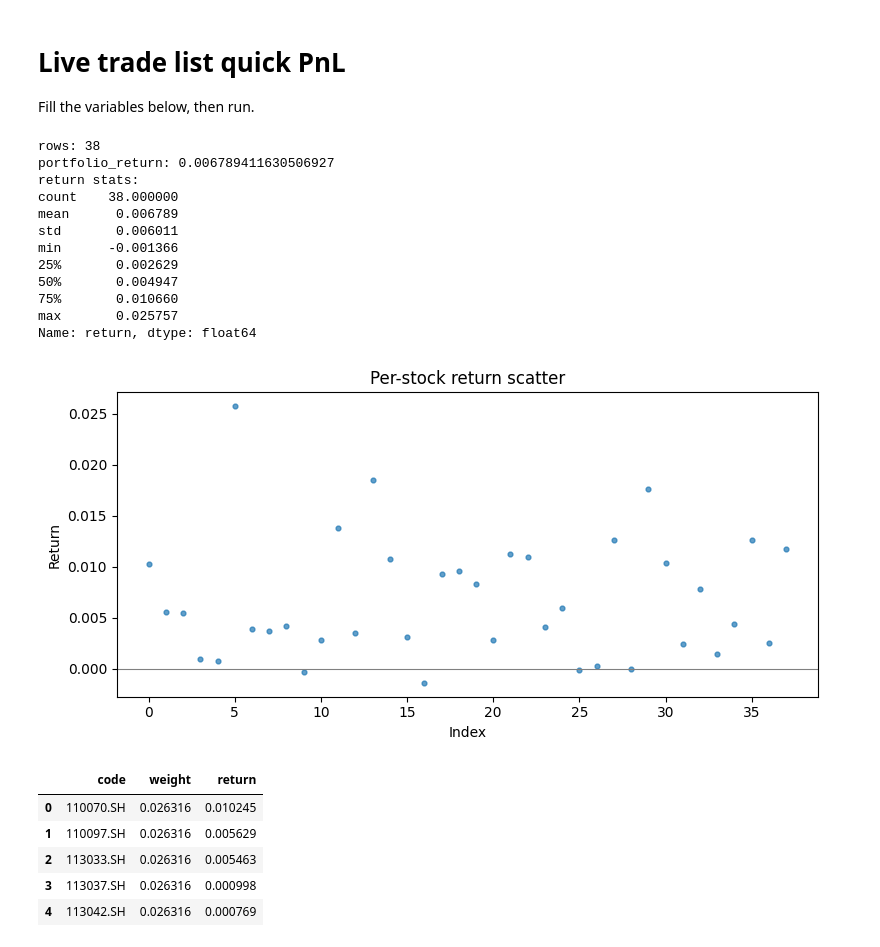
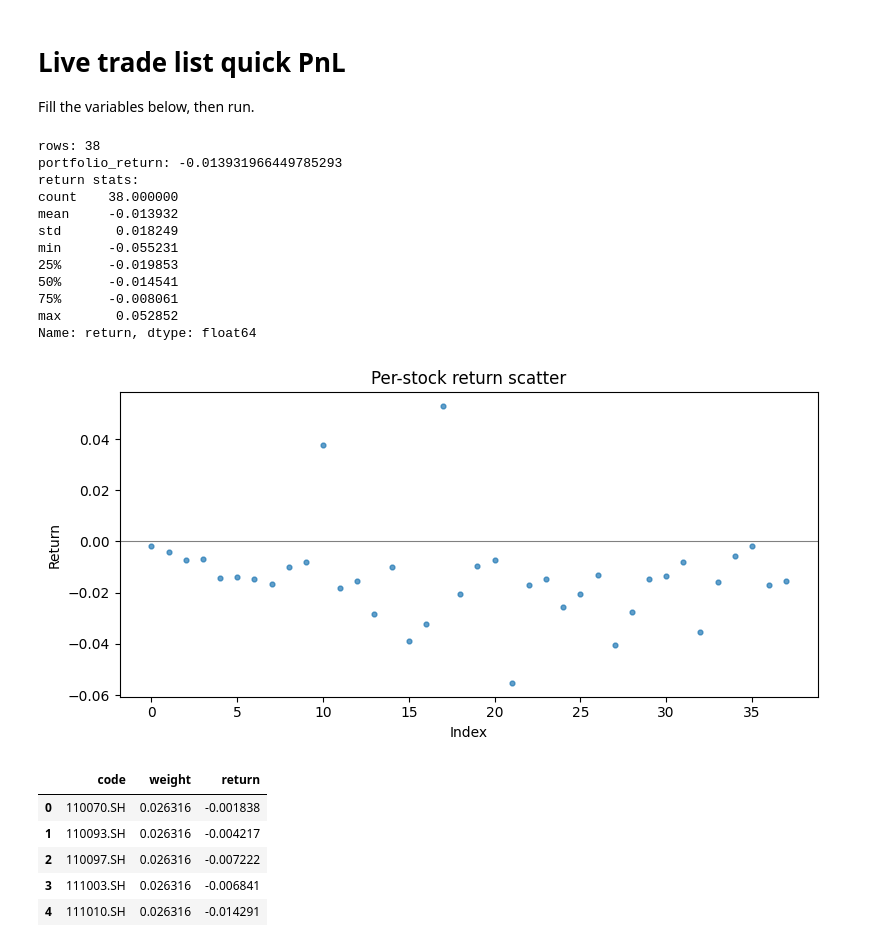
Before and after one commit to gwc0207/CBOND_DAY, a Jupyter notebook: notebooks/live_trade_pnl.ipynb, the cells around one changed output. Cells and saved outputs as stored; diff of their text form; code cells hidden in the pictures.

```diff
--- a/notebooks/live_trade_pnl.ipynb
+++ b/notebooks/live_trade_pnl.ipynb
@@ -8,7 +8,7 @@ import pandas as pd
 import matplotlib.pyplot as plt
 
 # ---- settings ----
-trade_day = '2026-01-12'  # trade_list date
+trade_day = '2026-01-13'  # trade_list date
 signal_name = 'combo_default'
 batch_id = 'Live'
 results_root = Path('D:/cbond_daily/results')
@@ -44,48 +44,48 @@ buy_px = apply_bps(merged[buy_twap_col], cost_bps, 'buy')
 sell_px = apply_bps(merged[sell_twap_col], cost_bps, 'sell')
 merged['return'] = (sell_px - buy_px) / buy_px
 
 # ---- summary ----
 merged['weight'] = merged.get('weight', 1.0 / len(merged))
 merged['weight'] = merged['weight'].fillna(0.0)
 port_ret = float((merged['return'] * merged['weight']).sum())
 print('rows:', len(merged))
 print('portfolio_return:', port_ret)
 
 # ---- per-stock stats ----
 stats = merged['return'].describe()
 print('return stats:')
 print(stats)
 
 # ---- scatter plot ----
 plt.figure(figsize=(8, 4))
 plt.scatter(range(len(merged)), merged['return'], s=12, alpha=0.7)
 plt.axhline(0, color='gray', linewidth=0.8)
 plt.title('Per-stock return scatter')
 plt.xlabel('Index')
 plt.ylabel('Return')
 plt.tight_layout()
 plt.show()
 merged[['code', 'weight', 'return']].head()
 # %% [output]
 rows: 38
-portfolio_return: 0.006789411630506927
+portfolio_return: -0.013931966449785293
 return stats:
 count    38.000000
-mean      0.006789
-std       0.006011
-min      -0.001366
-25%       0.002629
-50%       0.004947
-75%       0.010660
-max       0.025757
+mean     -0.013932
+std       0.018249
+min      -0.055231
+25%      -0.019853
+50%      -0.014541
+75%      -0.008061
+max       0.052852
 Name: return, dtype: float64
-[figure, old version]
+[figure, new version]
 |  | code | weight | return |
-| 0 | 110070.SH | 0.026316 | 0.010245 |
-| 1 | 110097.SH | 0.026316 | 0.005629 |
-| 2 | 113033.SH | 0.026316 | 0.005463 |
-| 3 | 113037.SH | 0.026316 | 0.000998 |
-| 4 | 113042.SH | 0.026316 | 0.000769 |
+| 0 | 110070.SH | 0.026316 | -0.001838 |
+| 1 | 110093.SH | 0.026316 | -0.004217 |
+| 2 | 110097.SH | 0.026316 | -0.007222 |
+| 3 | 111003.SH | 0.026316 | -0.006841 |
+| 4 | 111010.SH | 0.026316 | -0.014291 |
 # %%
 merged
 # %% [output]
```
Also changed, not shown: parts of 1 cell of this notebook, 5 other files.
